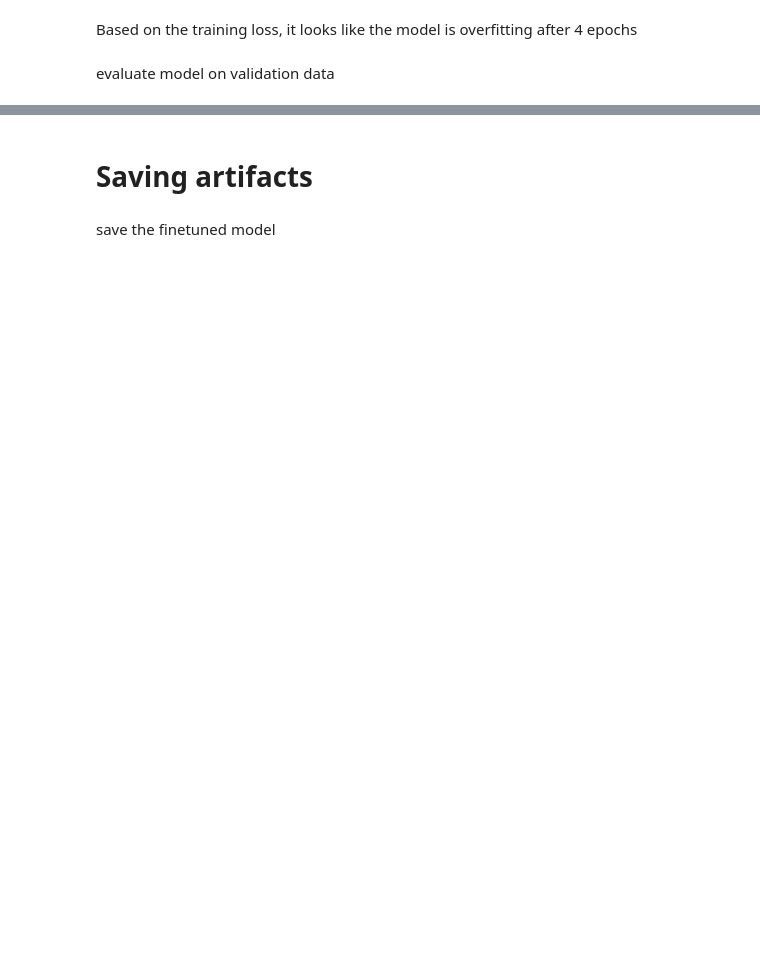
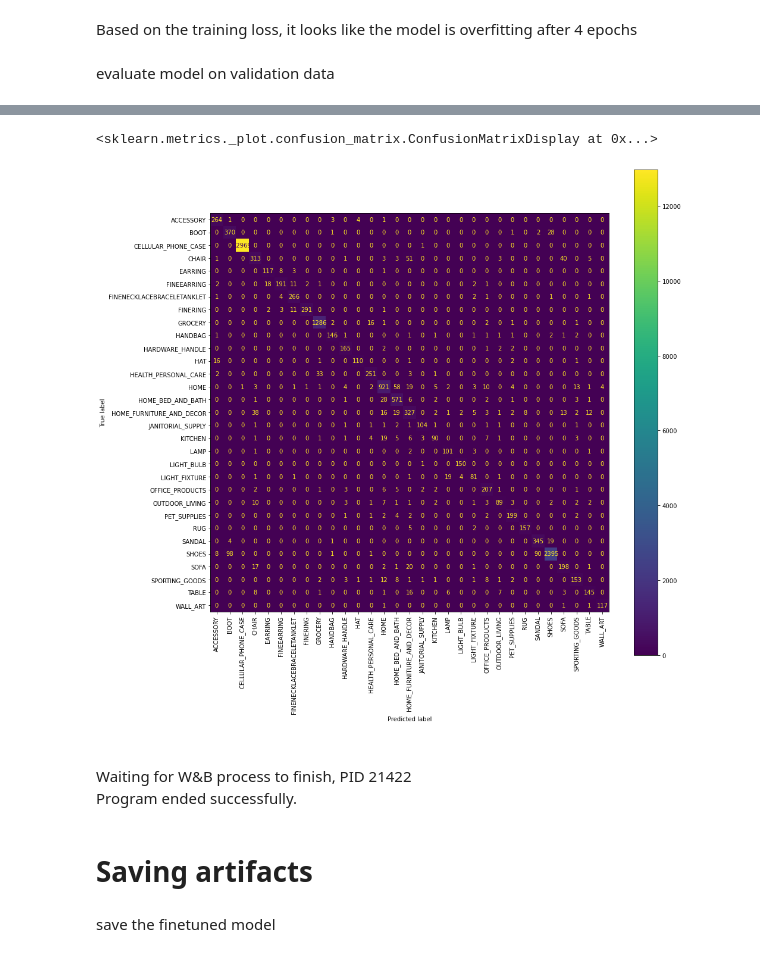
Before and after one commit to npatta01/pytorch-serving-workshop, a Jupyter notebook: notebooks/01_train.ipynb, the cells around one changed output, grey strips where cells are left out. Saved outputs shown, nothing was run; the diff lists cells and outputs as text; code cells hidden in the pictures; blank space fills up the shorter version.

```diff
--- a/notebooks/01_train.ipynb
+++ b/notebooks/01_train.ipynb
@@ -247,0 +268,4 @@ The following columns in the evaluation set  don't have a corresponding argument
+# %%
+raw_predictions, raw_label_ids, raw_metrics = trainer.predict(test_dataset)
+y_pred = np.argmax(raw_predictions, axis=1)
+y_true = test_dataset["label"]
@@ -247,0 +299,26 @@ The following columns in the evaluation set  don't have a corresponding argument
+# %%
+cm = sklearn.metrics.confusion_matrix(y_true=y_true, y_pred = y_pred)
+cm_labels = labels
+fig = ff.create_annotated_heatmap(cm[::-1],colorscale='reds',
+                                      xtype='array',
+                                      ytype='array',
+                                      x=cm_labels,
+                                      #x=cm_labels[::-1],
+                                      #y=cm_labels[::-1],
+                                      y=cm_labels[::-1],
+            showscale=True,
+            hoverongaps=True,
+                                 )
+
+for i in range(len(fig.layout.annotations)):
+    fig.layout.annotations[i].font.size = 8
+
+fig.update_layout(
+    autosize=False,
+    width=1000,
+    height=1000,
+
+)
+
+
+fig.show()
@@ -247,0 +327,15 @@ The following columns in the evaluation set  don't have a corresponding argument
+# %%
+# https://stackoverflow.com/questions/60860121/plotly-how-to-make-an-annotated-confusion-matrix-using-a-heatmap
+fig, ax = plt.subplots(figsize=(15,15))
+
+disp = sklearn.metrics.ConfusionMatrixDisplay.from_predictions(
+    y_true=y_true, y_pred = y_pred ,
+    #normalize = 'true',
+    display_labels=cm_labels,
+    xticks_rotation='vertical',
+    ax=ax
+)
+disp
+# %% [output]
+<sklearn.metrics._plot.confusion_matrix.ConfusionMatrixDisplay at 0x...>
+[figure, added]
@@ -248,3 +346,8 @@ The following columns in the evaluation set  don't have a corresponding argument
+# %%
+wandb.finish()
+# %% [output]
+Waiting for W&B process to finish, PID 21422
+Program ended successfully.
 # %% [markdown]
 # Saving artifacts
 # %%
```
Also changed, not shown: parts of 32 cells of this notebook, 12 other files.
